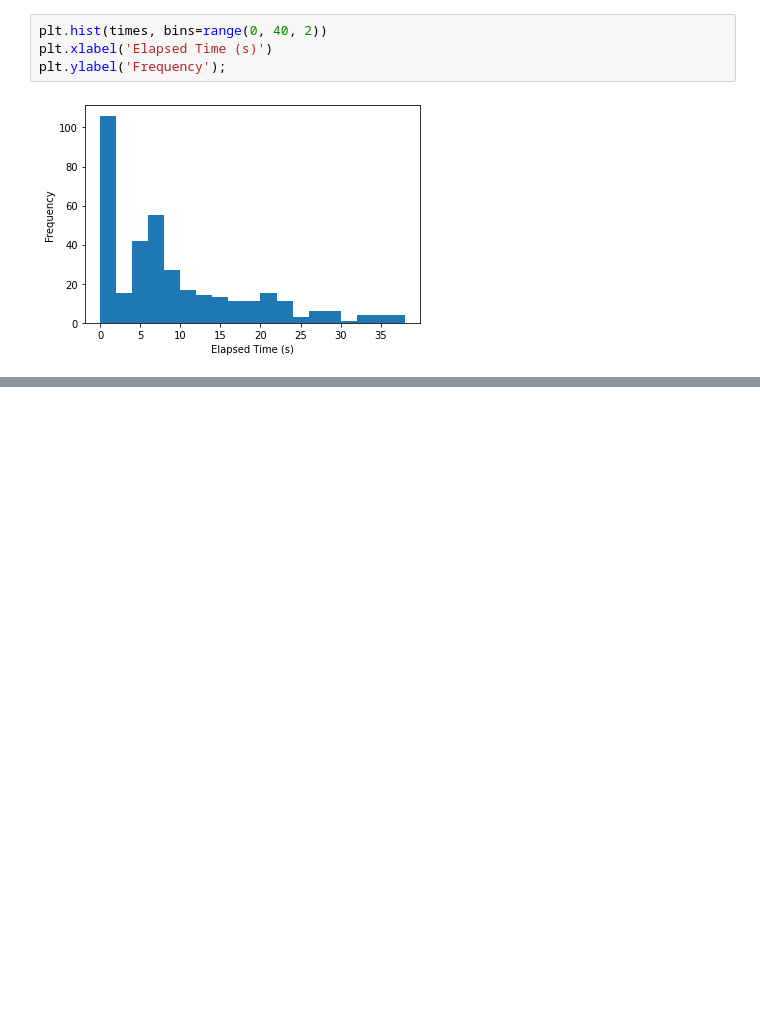
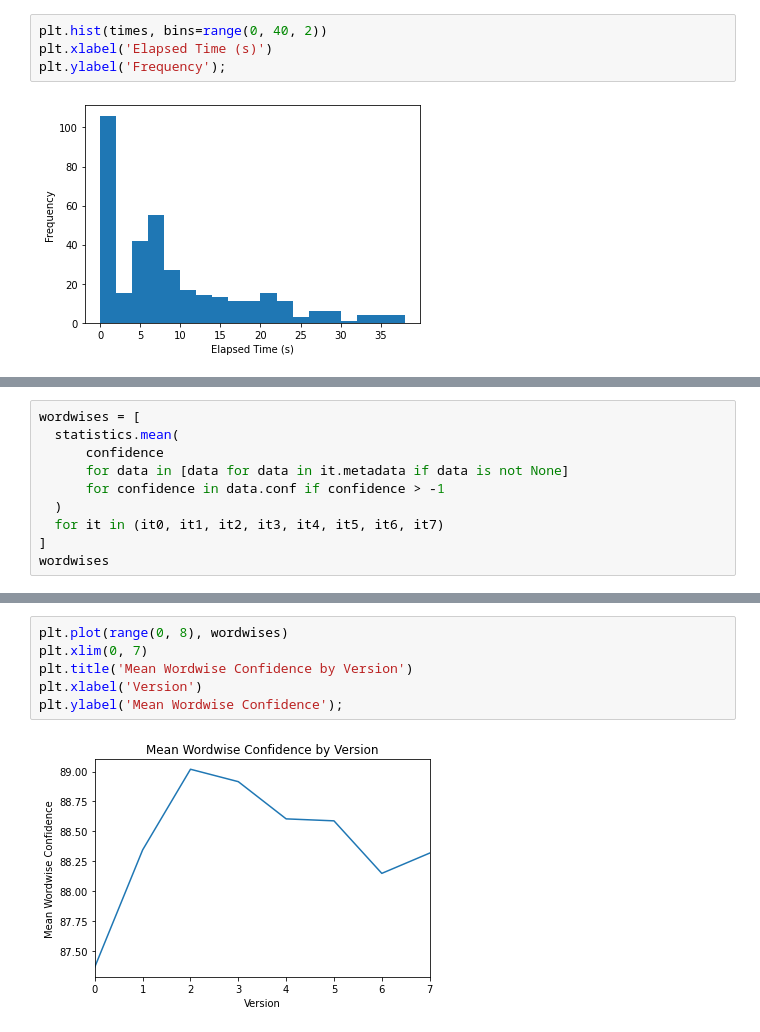
Before and after one commit to ancient-world-citation-analysis/awca-ocr, a Jupyter notebook: PreliminaryPerformanceAnalysis.ipynb, the cells around one changed output, grey strips where cells are left out. Drawn from its saved outputs; the diff is of its cells as text; blank space fills up the shorter version.

```diff
--- a/PreliminaryPerformanceAnalysis.ipynb
+++ b/PreliminaryPerformanceAnalysis.ipynb
@@ -1113,0 +1106,10 @@ plt.ylabel('Frequency');
+# %%
+wordwises = [
+  statistics.mean(
+      confidence
+      for data in [data for data in it.metadata if data is not None]
+      for confidence in data.conf if confidence > -1
+  )
+  for it in (it0, it1, it2, it3, it4, it5, it6, it7)
+]
+wordwises
@@ -1113,0 +1155,8 @@ plt.ylabel('Frequency');
+# %%
+plt.plot(range(0, 8), wordwises)
+plt.xlim(0, 7)
+plt.title('Mean Wordwise Confidence by Version')
+plt.xlabel('Version')
+plt.ylabel('Mean Wordwise Confidence');
+# %% [output]
+[figure, added]
```
Also changed, not shown: parts of 13 cells of this notebook.
